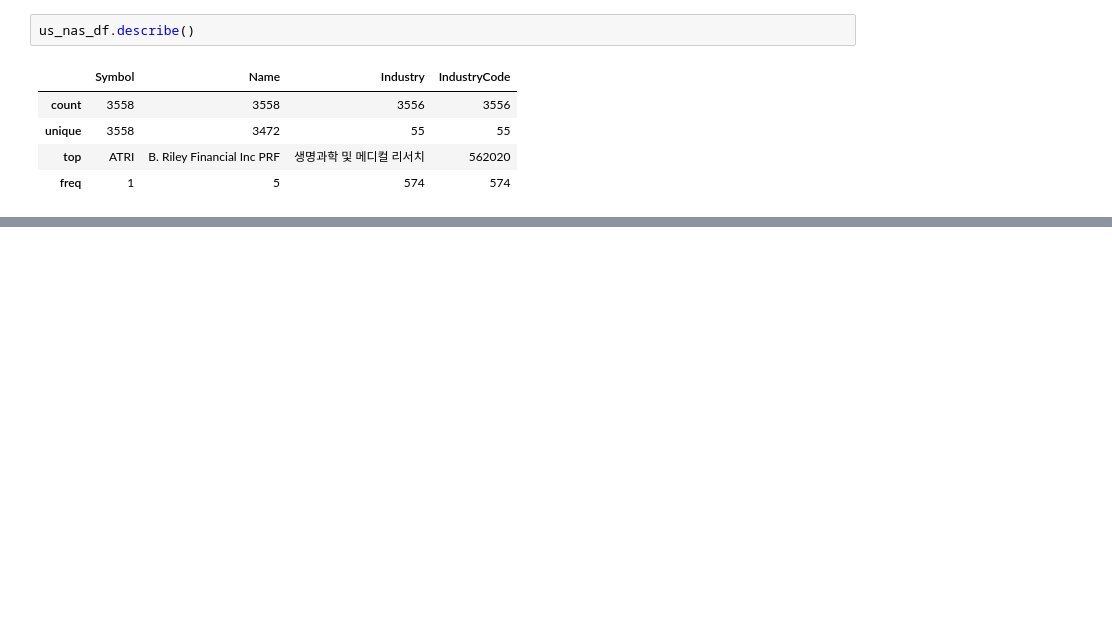
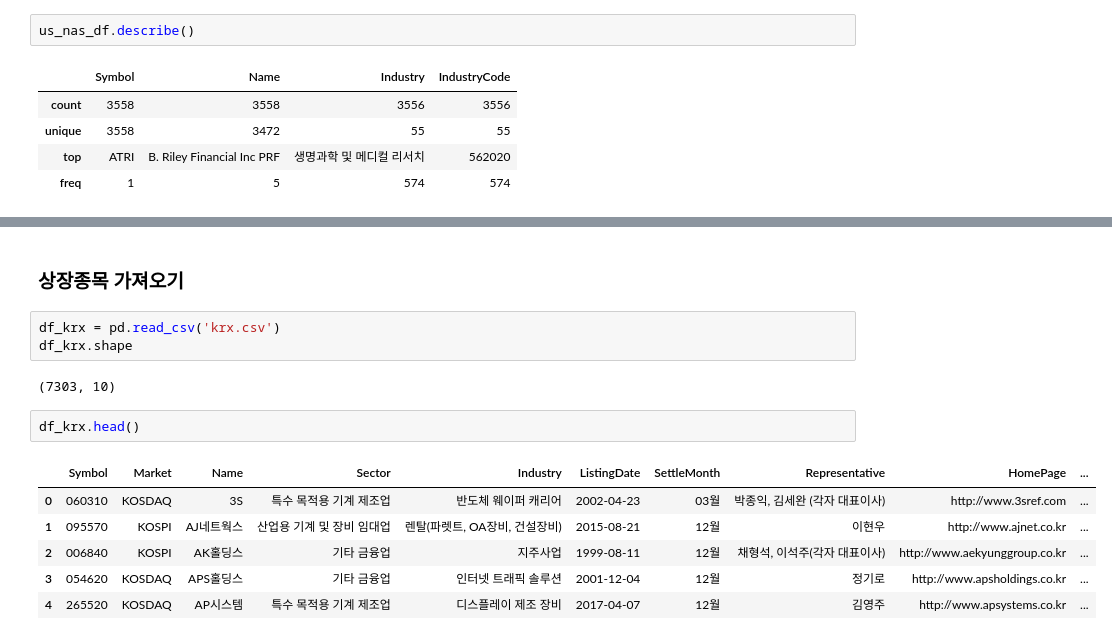
Before and after one commit to kimjinhyuk/LBD, a Jupyter notebook: data_science/analysis_stock_fdr/FDR_P01.ipynb, the cells around one changed output, grey strips where cells are left out. Saved outputs shown, nothing was run; the diff lists cells and outputs as text; blank space fills up the shorter version.

```diff
--- a/data_science/analysis_stock_fdr/FDR_P01.ipynb
+++ b/data_science/analysis_stock_fdr/FDR_P01.ipynb
@@ -85,0 +101,16 @@ us_nas_df.to_csv('nasdaq.csv')
+# %% [markdown]
+### 상장종목 가져오기
+# %%
+df_krx = pd.read_csv('krx.csv')
+df_krx.shape
+# %% [output]
+(7303, 10)
+# %%
+df_krx.head()
+# %% [output]
+|  | Symbol | Market | Name | Sector | Industry | ListingDate | SettleMonth | Representative | HomePage | ... |
+| 0 | 060310 | KOSDAQ | 3S | 특수 목적용 기계 제조업 | 반도체 웨이퍼 캐리어 | 2002-04-23 | 03월 | 박종익, 김세완 (각자 대표이사) | http://www.3sref.com | ... |
+| 1 | 095570 | KOSPI | AJ네트웍스 | 산업용 기계 및 장비 임대업 | 렌탈(파렛트, OA장비, 건설장비) | 2015-08-21 | 12월 | 이현우 | http://www.ajnet.co.kr | ... |
+| 2 | 006840 | KOSPI | AK홀딩스 | 기타 금융업 | 지주사업 | 1999-08-11 | 12월 | 채형석, 이석주(각자 대표이사) | http://www.aekyunggroup.co.kr | ... |
+| 3 | 054620 | KOSDAQ | APS홀딩스 | 기타 금융업 | 인터넷 트래픽 솔루션 | 2001-12-04 | 12월 | 정기로 | http://www.apsholdings.co.kr | ... |
+| 4 | 265520 | KOSDAQ | AP시스템 | 특수 목적용 기계 제조업 | 디스플레이 제조 장비 | 2017-04-07 | 12월 | 김영주 | http://www.apsystems.co.kr | ... |
```
Also changed, not shown: parts of 5 cells of this notebook, 1 other file.
